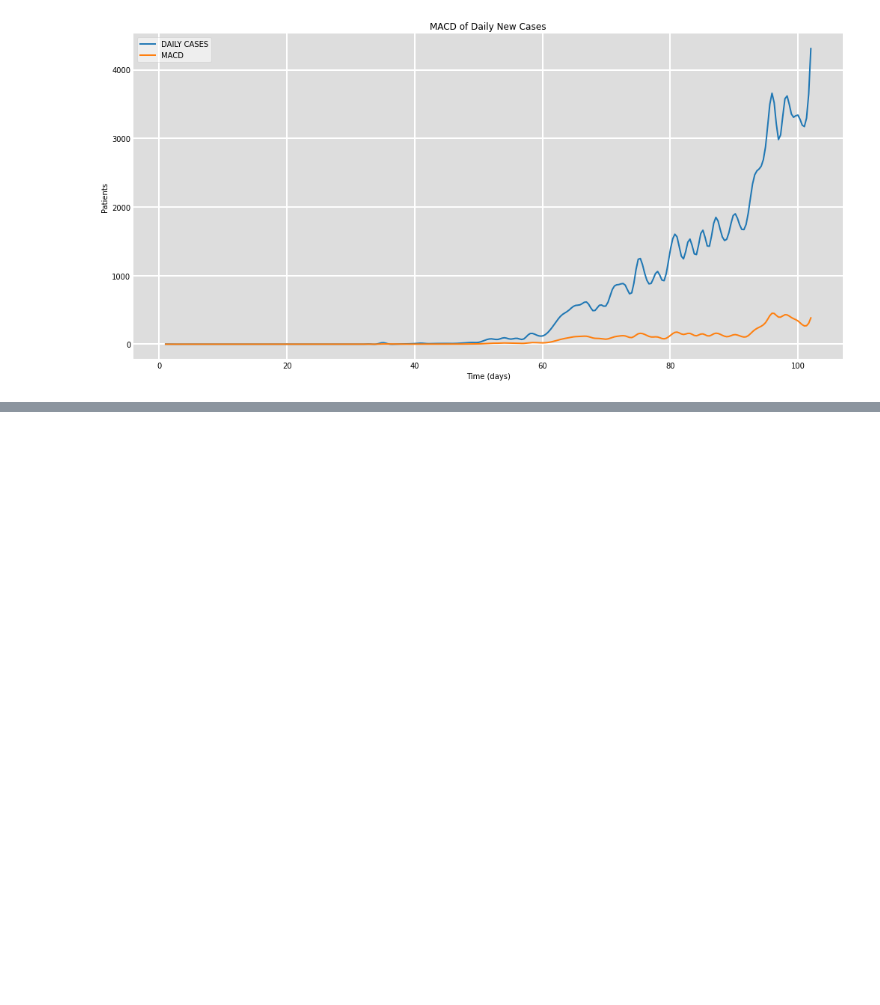
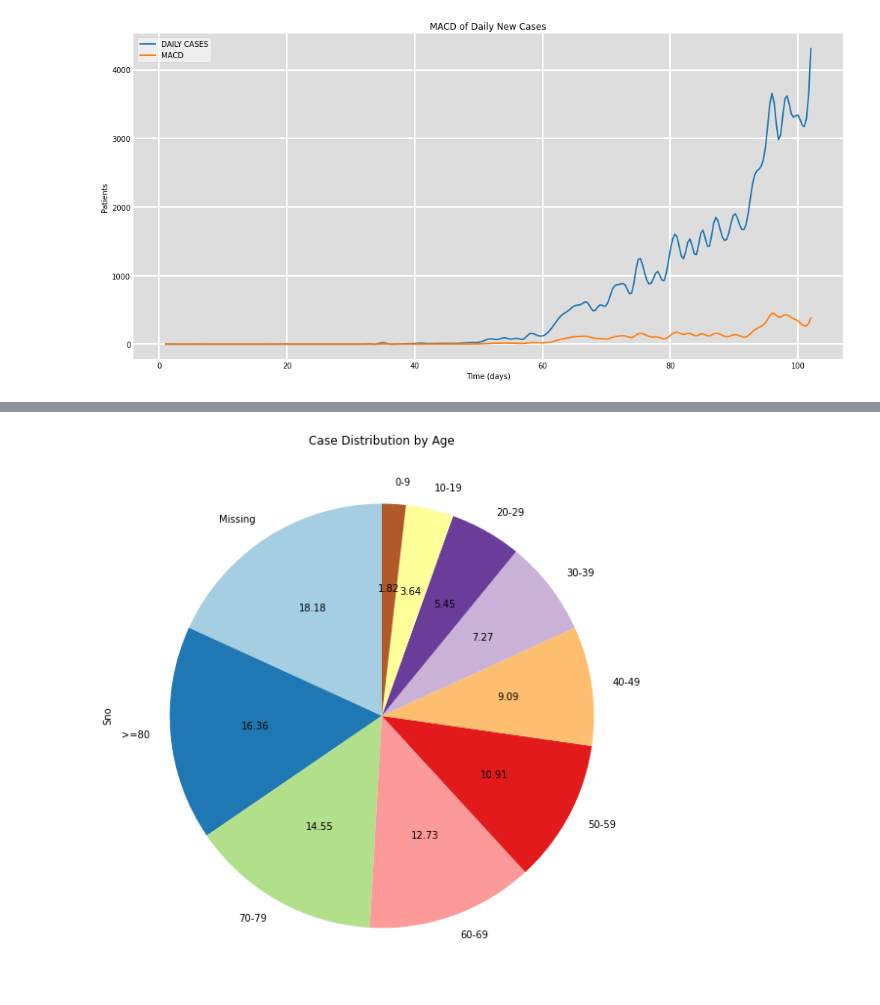
Before and after one commit to puneat/ML_project_UCS611, a Jupyter notebook: data_preprocessing.ipynb, the cells around one changed output, grey strips where cells are left out. Drawn from its saved outputs; the diff is of its cells as text; code cells hidden in the pictures; blank space fills up the shorter version.

```diff
--- a/data_preprocessing.ipynb
+++ b/data_preprocessing.ipynb
@@ -92,0 +171,11 @@ plot_data(num_days,macd_moving_averages,['DAILY CASES','MACD'],'MACD of Daily Ne
+# %%
+fig = plt.figure(figsize=(10,10))
+age_dist_india = age_group.groupby('AgeGroup')['Sno'].sum().sort_values(ascending=False)
+def absolute_value(val):
+    a  = val
+    return (np.round(a,2))
+age_dist_india.plot(kind="pie",title='Case Distribution by Age',autopct=absolute_value,colormap='Paired',startangle=90)
+
+plt.show ()
+# %% [output]
+[figure, added]
```
Also changed, not shown: parts of 9 cells of this notebook.
